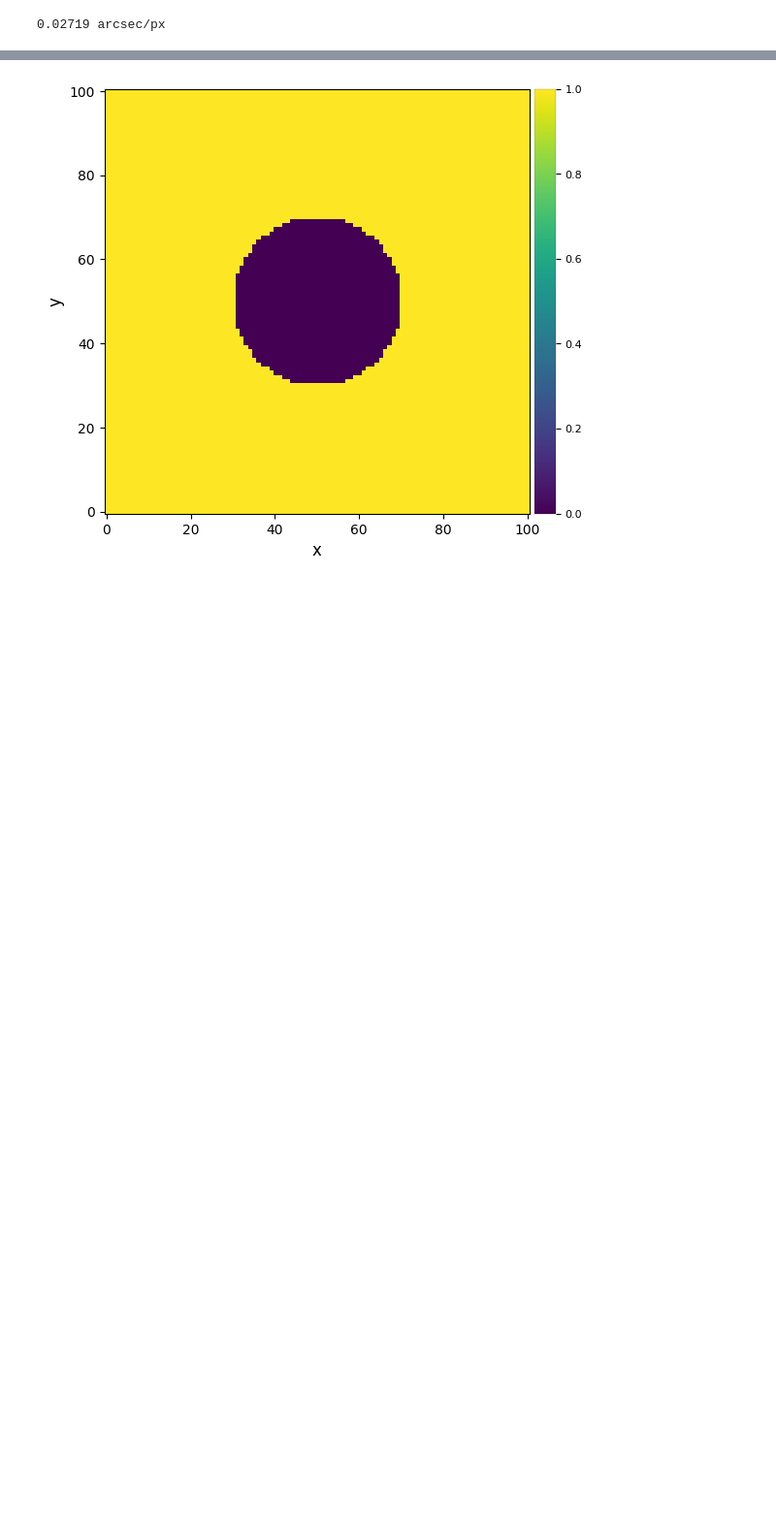
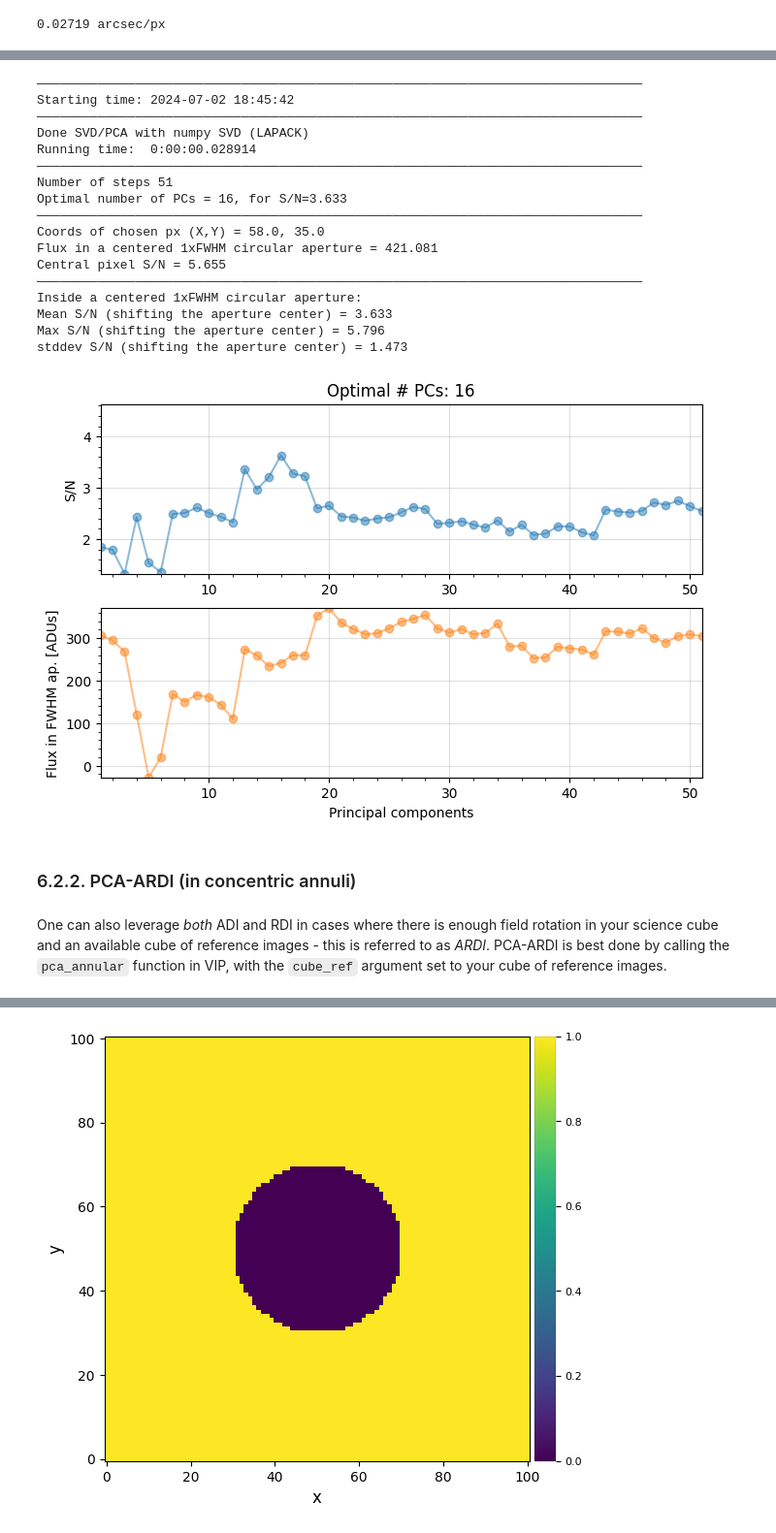
Before and after one commit to Sand-jrd/VIP_extras, a Jupyter notebook: tutorials/06_psfsub_fm_RDI.ipynb, the cells around one changed output, grey strips where cells are left out. Shown at 97% size. Drawn from its saved outputs; the diff is of its cells as text; code cells hidden in the pictures; blank space fills up the shorter version.

```diff
--- a/tutorials/06_psfsub_fm_RDI.ipynb
+++ b/tutorials/06_psfsub_fm_RDI.ipynb
@@ -168,0 +179,29 @@ Let's first define a binary mask, corresponding to the area of the image which c
+# %%
+xy_b = (58, 35)
+# %%
+from vip_hci.psfsub import pca_grid
+pca_rdi_opt = pca_grid(cube, angs, cube_ref=cube_ref, fwhm=fwhm_naco, range_pcs=(1,51,1),
+                       source_xy=xy_b, mode='fullfr', full_output=True, plot=True)
+# %% [output]
+――――――――――――――――――――――――――――――――――――――――――――――――――――――――――――――――――――――――――――――――
+Starting time: 2024-07-02 18:45:42
+――――――――――――――――――――――――――――――――――――――――――――――――――――――――――――――――――――――――――――――――
+Done SVD/PCA with numpy SVD (LAPACK)
+Running time:  0:00:00.028914
+――――――――――――――――――――――――――――――――――――――――――――――――――――――――――――――――――――――――――――――――
+Number of steps 51
+Optimal number of PCs = 16, for S/N=3.633
+――――――――――――――――――――――――――――――――――――――――――――――――――――――――――――――――――――――――――――――――
+Coords of chosen px (X,Y) = 58.0, 35.0
+Flux in a centered 1xFWHM circular aperture = 421.081
+Central pixel S/N = 5.655
+――――――――――――――――――――――――――――――――――――――――――――――――――――――――――――――――――――――――――――――――
+Inside a centered 1xFWHM circular aperture:
+Mean S/N (shifting the aperture center) = 3.633
+Max S/N (shifting the aperture center) = 5.796
+stddev S/N (shifting the aperture center) = 1.473
+[figure, added]
+# %% [markdown]
+### 6.2.2. PCA-ARDI (in concentric annuli)
+# %% [markdown]
+One can also leverage *both* ADI and RDI in cases where there is enough field rotation in your science cube and an available cube of reference images - this is referred to as *ARDI*. PCA-ARDI is best done by calling the `pca_annular` function in VIP, with the `cube_ref` argument set to your cube of reference images.
```
Also changed, not shown: parts of 96 cells of this notebook.
